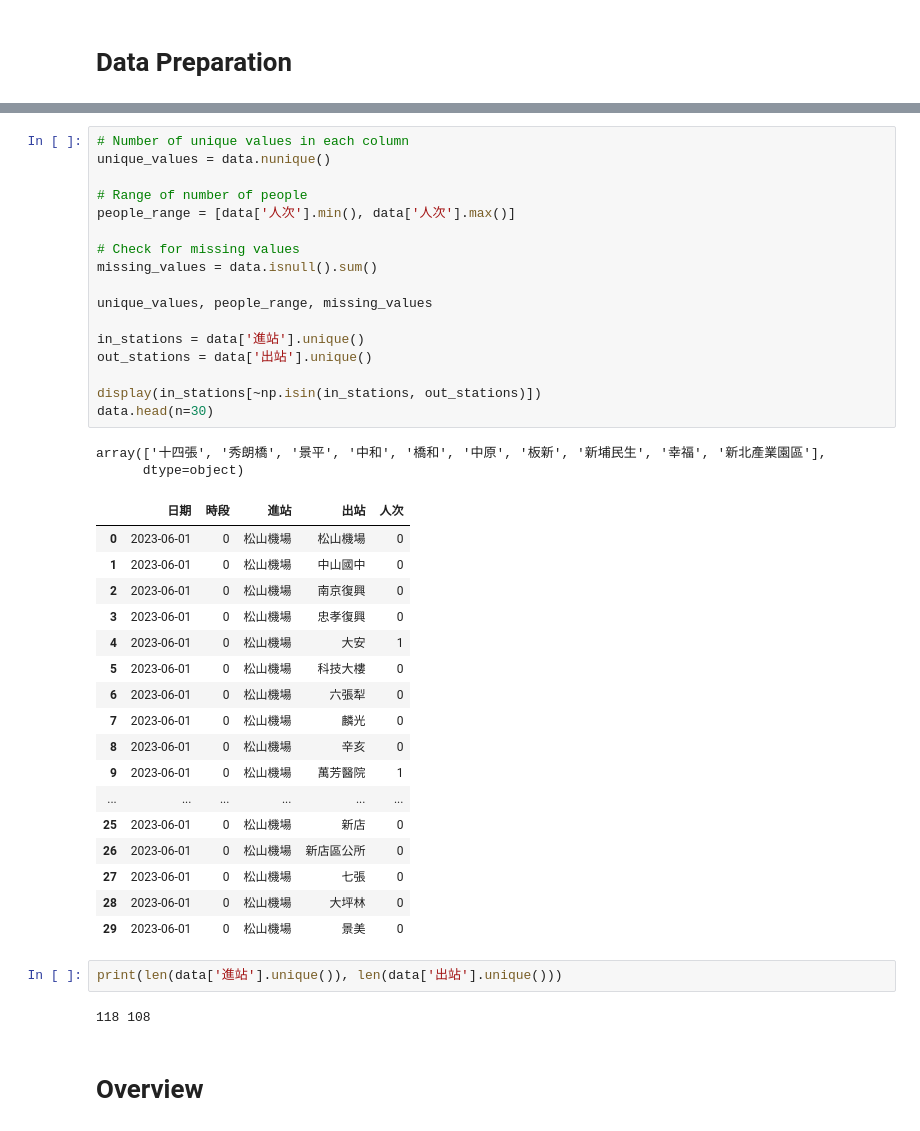
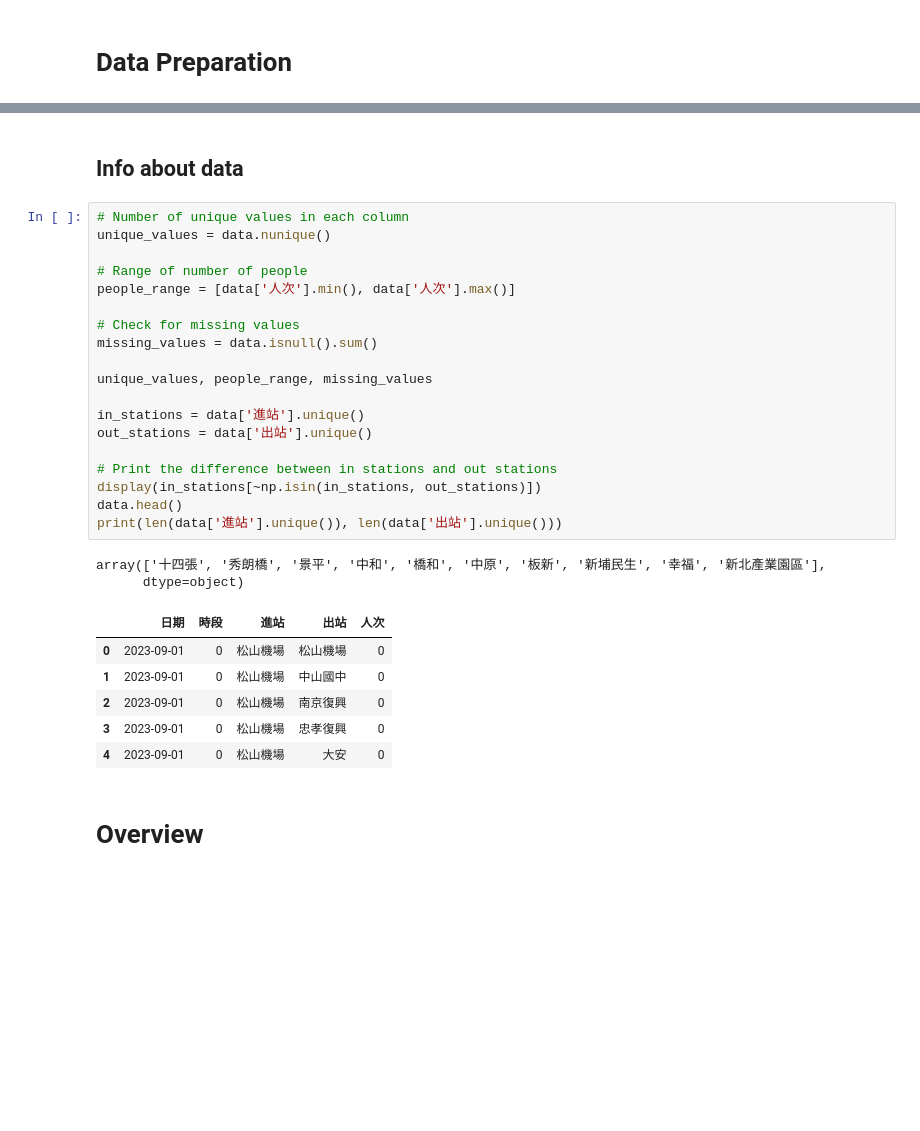
Before and after one commit to YHTerrance/taipei-great-migration, a Jupyter notebook: EDA.ipynb, the cells around one changed output, grey strips where cells are left out. Cells and saved outputs as stored; diff of their text form; blank space fills up the shorter version.

```diff
--- a/EDA.ipynb
+++ b/EDA.ipynb
@@ -48,44 +66,33 @@ Timestamp('2023-06-01 00:00:00')
+# %% [markdown]
+## Info about data
 # %%
 # Number of unique values in each column
 unique_values = data.nunique()
 
 # Range of number of people
 people_range = [data['人次'].min(), data['人次'].max()]
 
 # Check for missing values
 missing_values = data.isnull().sum()
 
 unique_values, people_range, missing_values
 
 in_stations = data['進站'].unique()
 out_stations = data['出站'].unique()
 
+# Print the difference between in stations and out stations
 display(in_stations[~np.isin(in_stations, out_stations)])
-data.head(n=30)
+data.head()
+print(len(data['進站'].unique()), len(data['出站'].unique()))
 # %% [output]
 array(['十四張', '秀朗橋', '景平', '中和', '橋和', '中原', '板新', '新埔民生', '幸福', '新北產業園區'],
       dtype=object)
 |  | 日期 | 時段 | 進站 | 出站 | 人次 |
-| 0 | 2023-06-01 | 0 | 松山機場 | 松山機場 | 0 |
-| 1 | 2023-06-01 | 0 | 松山機場 | 中山國中 | 0 |
-| 2 | 2023-06-01 | 0 | 松山機場 | 南京復興 | 0 |
-| 3 | 2023-06-01 | 0 | 松山機場 | 忠孝復興 | 0 |
-| 4 | 2023-06-01 | 0 | 松山機場 | 大安 | 1 |
-| 5 | 2023-06-01 | 0 | 松山機場 | 科技大樓 | 0 |
-| 6 | 2023-06-01 | 0 | 松山機場 | 六張犁 | 0 |
-| 7 | 2023-06-01 | 0 | 松山機場 | 麟光 | 0 |
-| 8 | 2023-06-01 | 0 | 松山機場 | 辛亥 | 0 |
-| 9 | 2023-06-01 | 0 | 松山機場 | 萬芳醫院 | 1 |
-| ... | ... | ... | ... | ... | ... |
-| 25 | 2023-06-01 | 0 | 松山機場 | 新店 | 0 |
-| 26 | 2023-06-01 | 0 | 松山機場 | 新店區公所 | 0 |
-| 27 | 2023-06-01 | 0 | 松山機場 | 七張 | 0 |
-| 28 | 2023-06-01 | 0 | 松山機場 | 大坪林 | 0 |
-| 29 | 2023-06-01 | 0 | 松山機場 | 景美 | 0 |
+| 0 | 2023-09-01 | 0 | 松山機場 | 松山機場 | 0 |
+| 1 | 2023-09-01 | 0 | 松山機場 | 中山國中 | 0 |
+| 2 | 2023-09-01 | 0 | 松山機場 | 南京復興 | 0 |
+| 3 | 2023-09-01 | 0 | 松山機場 | 忠孝復興 | 0 |
+| 4 | 2023-09-01 | 0 | 松山機場 | 大安 | 0 |
-# %%
-print(len(data['進站'].unique()), len(data['出站'].unique()))
-# %% [output]
-118 108
 # %% [markdown]
 # Overview
 # %% [markdown]
```
Also changed, not shown: parts of 25 cells of this notebook, 2 other files.
